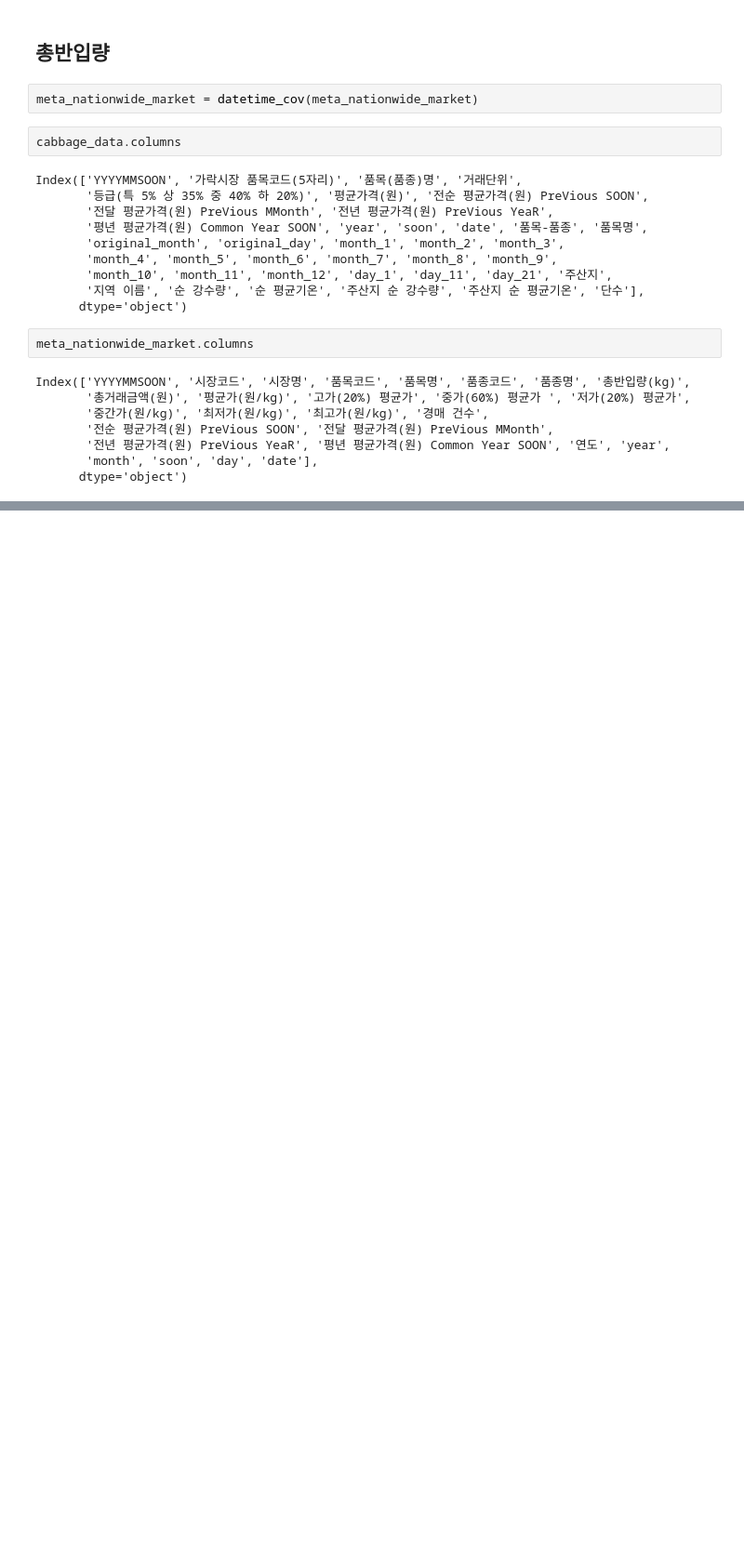
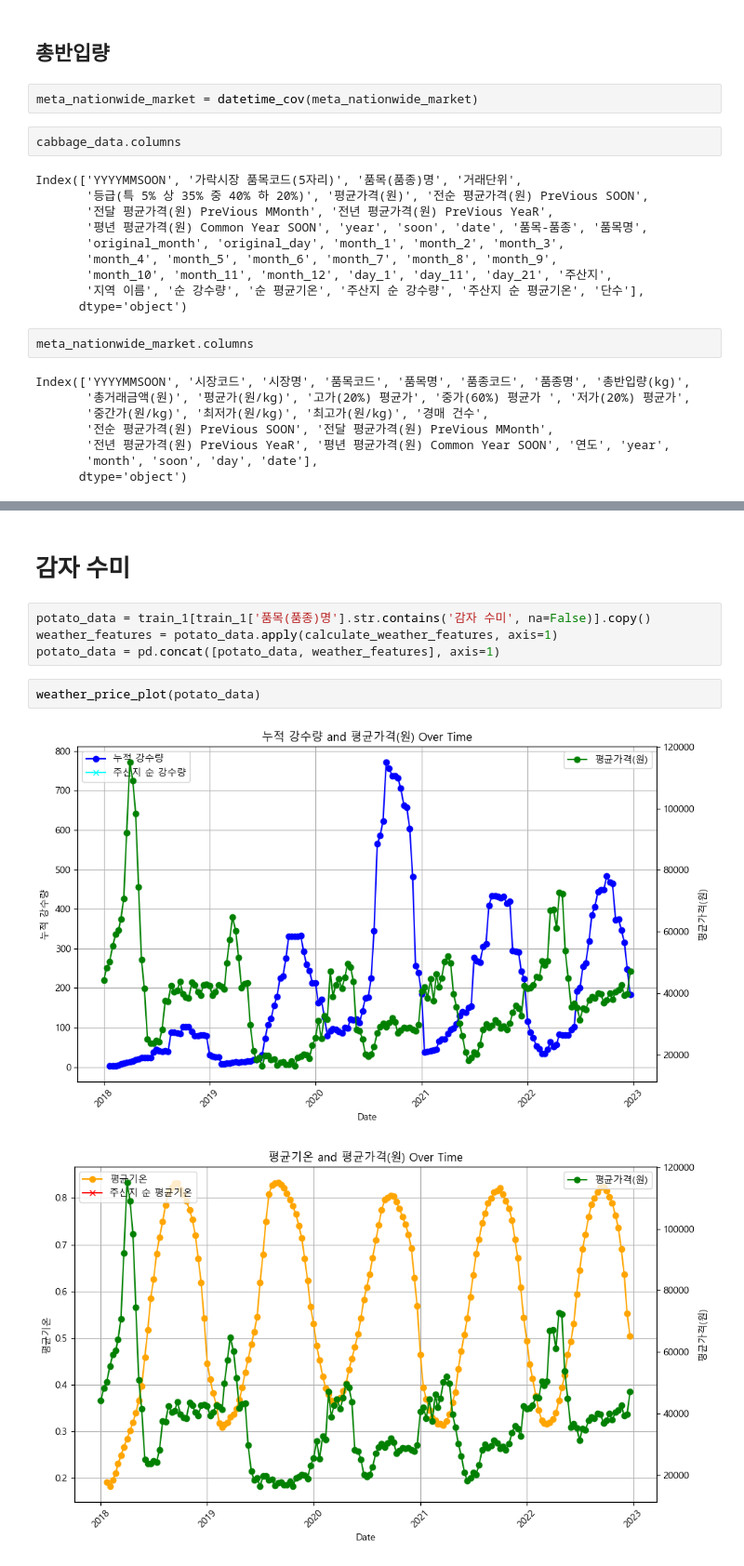
Before and after one commit to gaallmin/Prediction-of-Agricultural-Product-prices, a Jupyter notebook: second_round/feature_selection.ipynb, the cells around one changed output, grey strips where cells are left out. Shown at 93% size. Cells and saved outputs as stored; diff of their text form; blank space fills up the shorter version.

```diff
--- a/second_round/feature_selection.ipynb
+++ b/second_round/feature_selection.ipynb
@@ -613,0 +654,11 @@ cabbage_data
+# %% [markdown]
+# 감자 수미
+# %%
+potato_data = train_1[train_1['품목(품종)명'].str.contains('감자 수미', na=False)].copy()
+weather_features = potato_data.apply(calculate_weather_features, axis=1)
+potato_data = pd.concat([potato_data, weather_features], axis=1)
+# %%
+weather_price_plot(potato_data)
+# %% [output]
+[figure, added]
+[figure, added]
```
Also changed, not shown: parts of 15 cells of this notebook.
